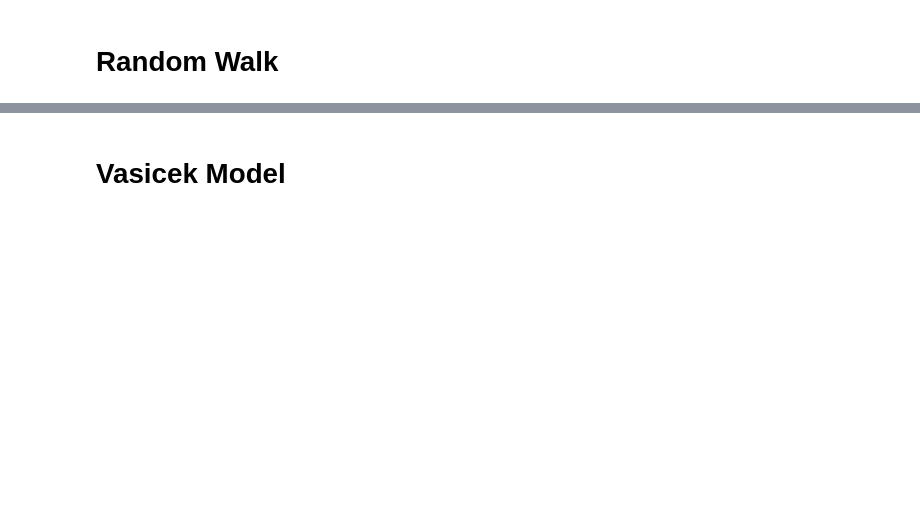
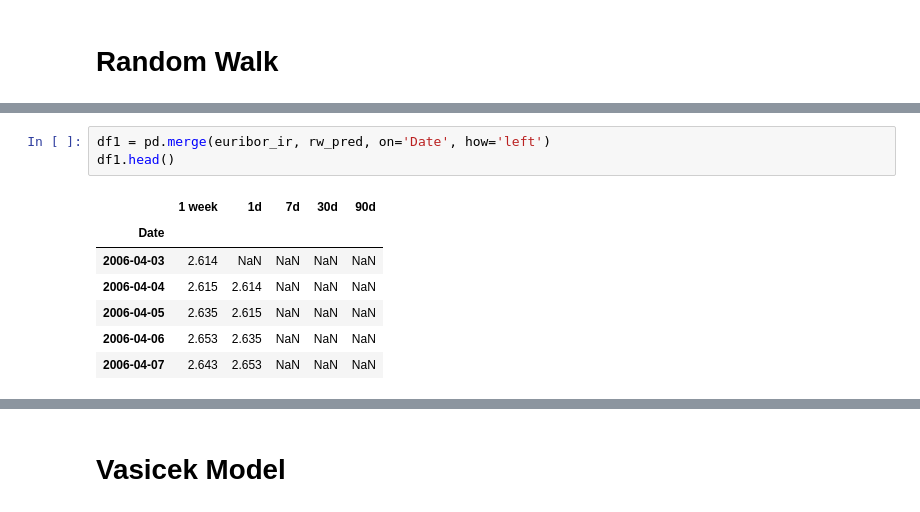
Before and after one commit to YuriAntonelli/Short-Rate-Forecasting, a Jupyter notebook: Codice/Tesi.ipynb, the cells around one changed output, grey strips where cells are left out. Cells and saved outputs as stored; diff of their text form; blank space fills up the shorter version.

```diff
--- a/Codice/Tesi.ipynb
+++ b/Codice/Tesi.ipynb
@@ -46,0 +92,11 @@ df.plot()
+# %%
+df1 = pd.merge(euribor_ir, rw_pred, on='Date', how='left')
+df1.head()
+# %% [output]
+|  | 1 week | 1d | 7d | 30d | 90d |
+| Date |  |  |  |  |  |
+| 2006-04-03 | 2.614 | NaN | NaN | NaN | NaN |
+| 2006-04-04 | 2.615 | 2.614 | NaN | NaN | NaN |
+| 2006-04-05 | 2.635 | 2.615 | NaN | NaN | NaN |
+| 2006-04-06 | 2.653 | 2.635 | NaN | NaN | NaN |
+| 2006-04-07 | 2.643 | 2.653 | NaN | NaN | NaN |
```
Also changed, not shown: parts of 16 cells of this notebook.
